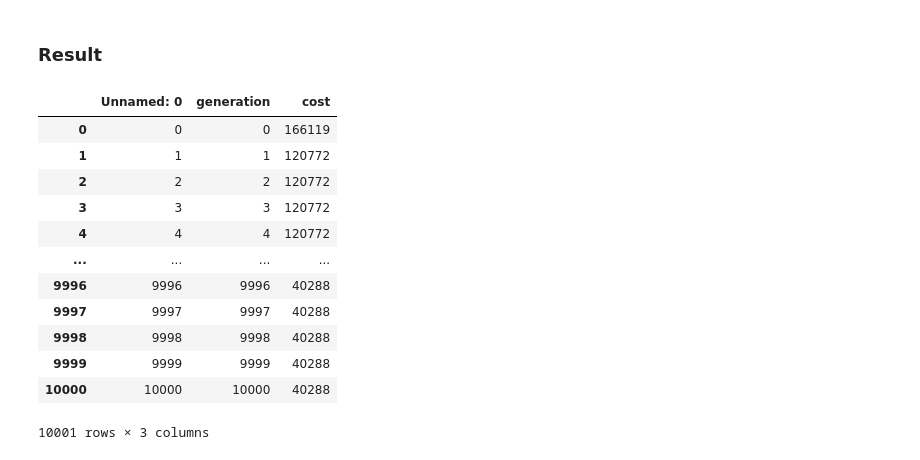
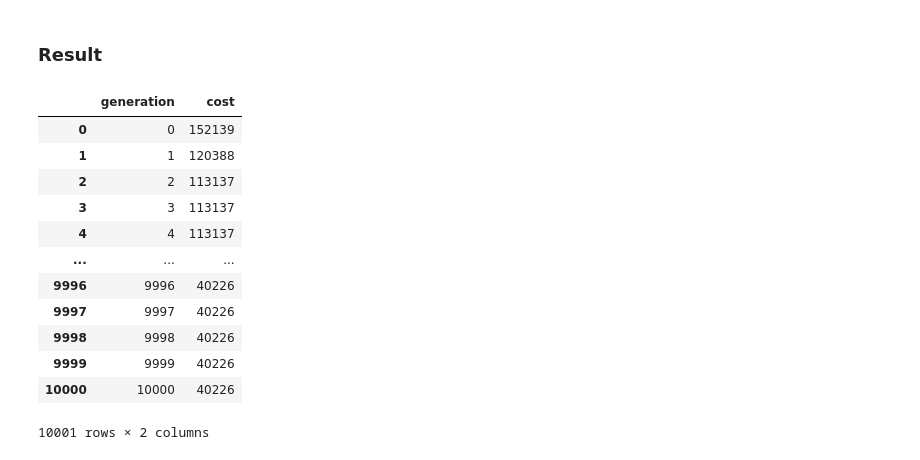
Before and after one commit to psrpsj/TSP-with-Genetic-Algorithm, a Jupyter notebook: TSP_experiment.ipynb, the cells around one changed output. Saved outputs shown, nothing was run; the diff lists cells and outputs as text; code cells hidden in the pictures.

```diff
--- a/TSP_experiment.ipynb
+++ b/TSP_experiment.ipynb
@@ -126,17 +127,17 @@ import pandas as pd
 # %%
-result = pd.read_csv("/opt/ml/TSP_with_Genetic_Algorithm/TSP_model/output/cost_info.csv")
+result = pd.read_csv("/Users/sangryupark/Documents/Project/TSP_with_Genetic_Algorithm/TSP_model/output/cost_info.csv")
 result
 # %% [output]
-|  | Unnamed: 0 | generation | cost |
-| 0 | 0 | 0 | 166119 |
-| 1 | 1 | 1 | 120772 |
-| 2 | 2 | 2 | 120772 |
-| 3 | 3 | 3 | 120772 |
-| 4 | 4 | 4 | 120772 |
-| ... | ... | ... | ... |
-| 9996 | 9996 | 9996 | 40288 |
-| 9997 | 9997 | 9997 | 40288 |
-| 9998 | 9998 | 9998 | 40288 |
-| 9999 | 9999 | 9999 | 40288 |
-| 10000 | 10000 | 10000 | 40288 |
+|  | generation | cost |
+| 0 | 0 | 152139 |
+| 1 | 1 | 120388 |
+| 2 | 2 | 113137 |
+| 3 | 3 | 113137 |
+| 4 | 4 | 113137 |
+| ... | ... | ... |
+| 9996 | 9996 | 40226 |
+| 9997 | 9997 | 40226 |
+| 9998 | 9998 | 40226 |
+| 9999 | 9999 | 40226 |
+| 10000 | 10000 | 40226 |
-10001 rows × 3 columns
+10001 rows × 2 columns
```
Also changed, not shown: parts of 2 cells of this notebook.
